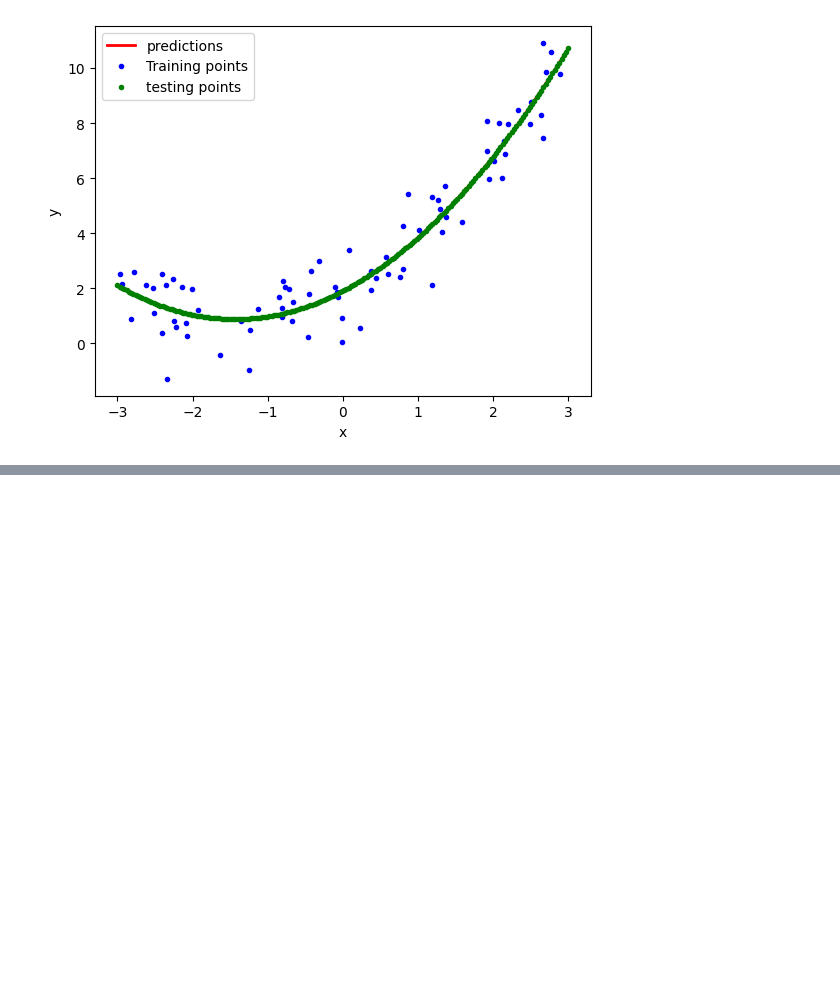
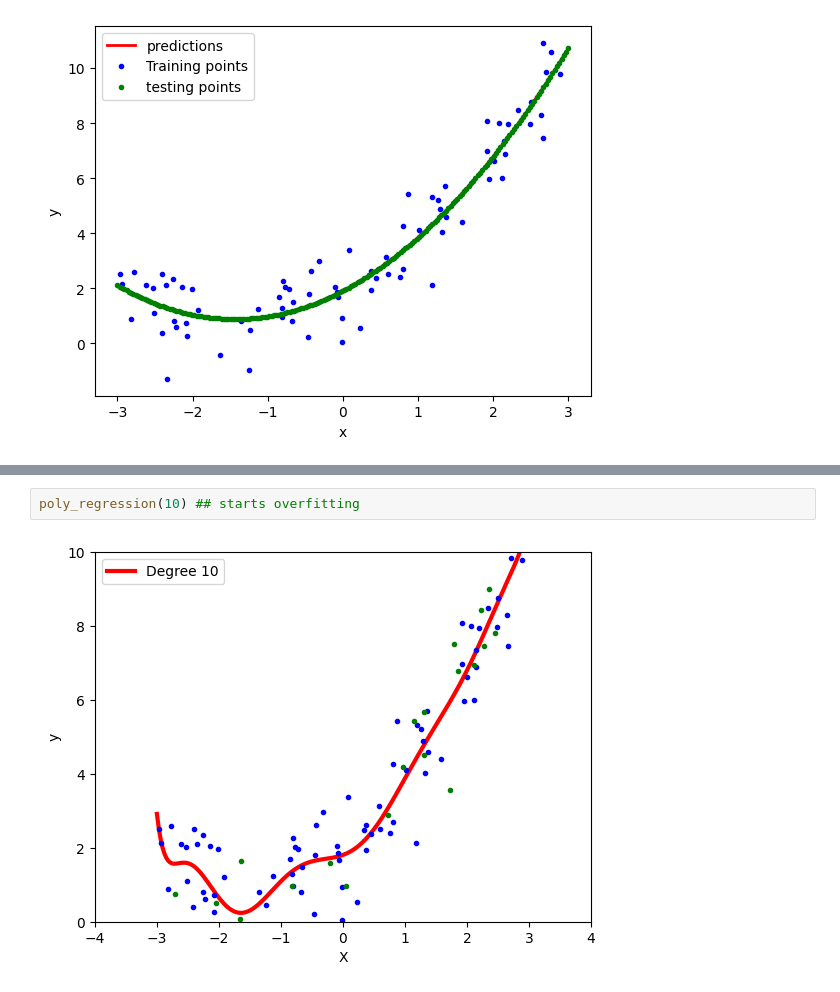
Before and after one commit to akkiyolo/Mapping-The-ML-journey, a Jupyter notebook: 19-Polynomial regression/model.ipynb, the cells around one changed output, grey strips where cells are left out. Drawn from its saved outputs; the diff is of its cells as text; blank space fills up the shorter version.

```diff
--- a/19-Polynomial regression/model.ipynb
+++ b/19-Polynomial regression/model.ipynb
@@ -154,0 +192,4 @@ plt.show()
+# %%
+poly_regression(10) ## starts overfitting
+# %% [output]
+[figure, added]
```
Also changed, not shown: parts of 6 cells of this notebook.
